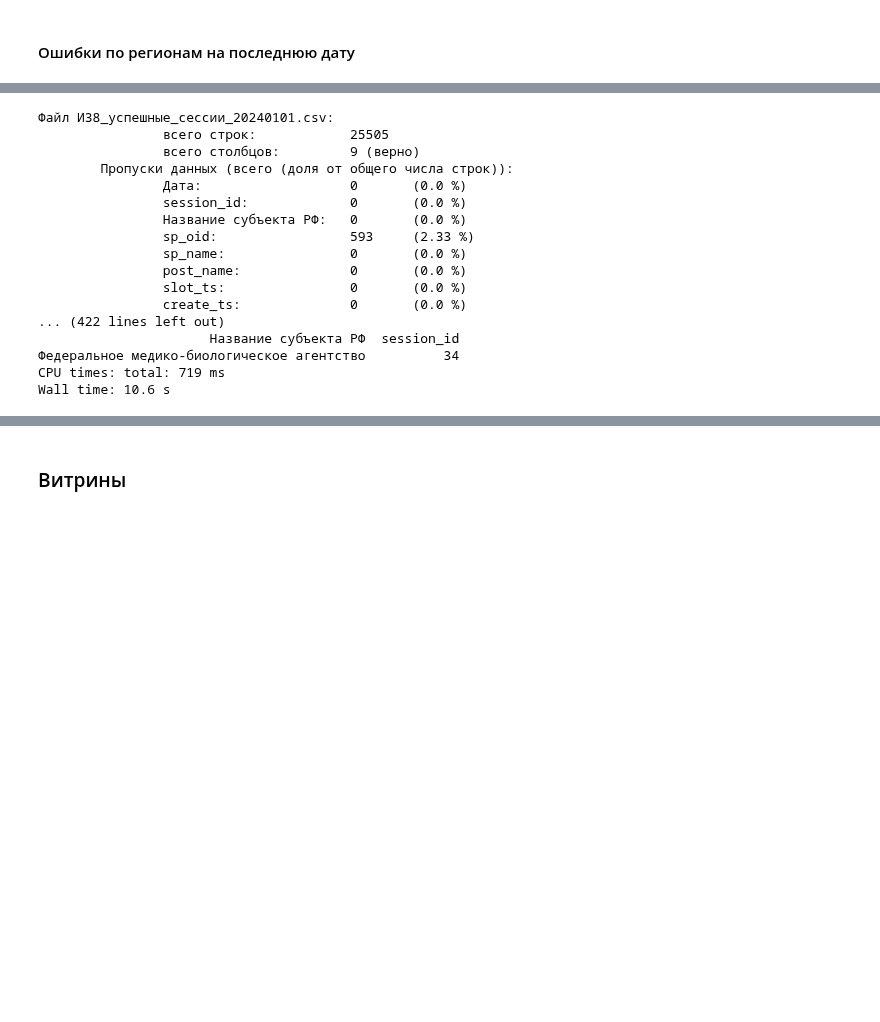
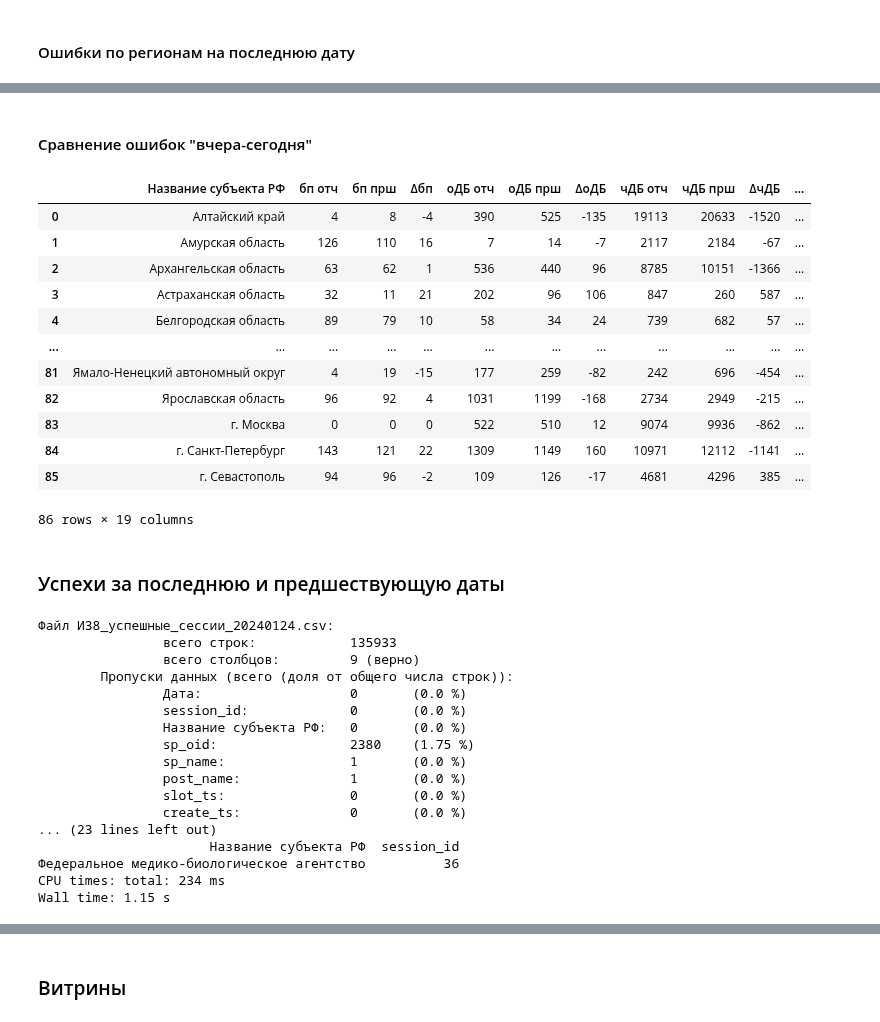
Before and after one commit to s-eremeev/eremeev, a Jupyter notebook: work/scripts/validation_tsifrimed.ipynb, the cells around one changed output, grey strips where cells are left out. Drawn from its saved outputs; the diff is of its cells as text; code cells hidden in the pictures; blank space fills up the shorter version.

```diff
--- a/work/scripts/validation_tsifrimed.ipynb
+++ b/work/scripts/validation_tsifrimed.ipynb
@@ -76,8 +119,12 @@ e_type_dict = {
 # %%
 %%time
-# ошибки записи
-for file_name in e_file_list:
-    file_name_for_error_count = file_name
+# ошибки записи (два последние файла)
+m=0
+for file_name in e_file_list[-2:]:
+    if m == 0:
+        file_name_for_error_count_yesterday = file_name
+    else:
+        file_name_for_error_count_today = file_name
     df_tmp = pd.read_csv(e_path + "/" + file_name, sep=";")
     print(f"\nФайл {file_name}:")
     print(f"\t\tвсего строк:\t\t\t{df_tmp.shape[0]}")
@@ -226,6 +273,13 @@ for file_name in e_file_list:
 
     # субъекты, которых нет на дашборде
     df_tmp_3 = df_tmp[df_tmp['Тип записи'] == 3]
+
+    # данные для сравнительного расчёта
+    if m == 0:
+        df_error_yesterday = df_tmp_3.copy()
+    else:
+        df_error_today = df_tmp_3.copy()
+
     df_nosub = df_tmp_3[
         (df_tmp["Название субъекта РФ"] == "Федеральное медико-биологическое агентство")
         | (df_tmp["Название субъекта РФ"] == "г. Байконур")
@@ -252,7 +306,7 @@ for file_name in e_file_list:
     t_e = df_errors[df_errors["final_state"].isin(t_error_list)]["session_id"].sum()
     t_e_db = (
         df_errors[df_errors["final_state"].isin(tdb_error_list)]["session_id"].sum()
-        - no_db_e_dict["t_ndb"]
+        - no_db_e_dict["tdb_ndb"] # было t_ndb
     )
     print(f"\t\tтехнические ошибки:\t\t{t_e}\t({t_e_db})")
     r_e = df_errors[df_errors["final_state"].isin(r_error_list)]["session_id"].sum()
@@ -273,5 +327,10 @@ for file_name in e_file_list:
             .reset_index()
             .to_string(index=False)
         )
+    m+=1
+print("-----------------------------------------------------------------------------------------------")
+print(f"Вчерашний файл:\t\t{file_name_for_error_count_yesterday}")
+print(f"Актуальный файл:\t{file_name_for_error_count_today}")
+print("-----------------------------------------------------------------------------------------------")
     # break
 # %% [output]
@@ -357,0 +401,2 @@ print(df_error_type.to_string(index=False))
+# %% [markdown]
+#### Сравнение ошибок "вчера-сегодня"
@@ -358,7 +462,25 @@ print(df_error_type.to_string(index=False))
+# %%
+df_e_yt
+# %% [output]
+|  | Название субъекта РФ | бп отч | бп прш | Δбп | оДБ отч | оДБ прш | ΔоДБ | чДБ отч | чДБ прш | ΔчДБ | ... |
+| 0 | Алтайский край | 4 | 8 | -4 | 390 | 525 | -135 | 19113 | 20633 | -1520 | ... |
+| 1 | Амурская область | 126 | 110 | 16 | 7 | 14 | -7 | 2117 | 2184 | -67 | ... |
+| 2 | Архангельская область | 63 | 62 | 1 | 536 | 440 | 96 | 8785 | 10151 | -1366 | ... |
+| 3 | Астраханская область | 32 | 11 | 21 | 202 | 96 | 106 | 847 | 260 | 587 | ... |
+| 4 | Белгородская область | 89 | 79 | 10 | 58 | 34 | 24 | 739 | 682 | 57 | ... |
+| ... | ... | ... | ... | ... | ... | ... | ... | ... | ... | ... | ... |
+| 81 | Ямало-Ненецкий автономный округ | 4 | 19 | -15 | 177 | 259 | -82 | 242 | 696 | -454 | ... |
+| 82 | Ярославская область | 96 | 92 | 4 | 1031 | 1199 | -168 | 2734 | 2949 | -215 | ... |
+| 83 | г. Москва | 0 | 0 | 0 | 522 | 510 | 12 | 9074 | 9936 | -862 | ... |
+| 84 | г. Санкт-Петербург | 143 | 121 | 22 | 1309 | 1149 | 160 | 10971 | 12112 | -1141 | ... |
+| 85 | г. Севастополь | 94 | 96 | -2 | 109 | 126 | -17 | 4681 | 4296 | 385 | ... |
+86 rows × 19 columns
+# %% [markdown]
+### Успехи за последнюю и предшествующую даты
 # %%
 %%time
-# успешные записи
-for file_name in s_file_list:
+# успешные записи (два последние файла)
+for file_name in s_file_list[-2:]:
     df_tmp_s = pd.read_csv(s_path + "/" + file_name, sep=";")
     print(f"\nФайл {file_name}:")
     print(f"\t\tвсего строк:\t\t{df_tmp_s.shape[0]}")
@@ -418,23 +540,23 @@ for file_name in s_file_list:
         )
     # break
 # %% [output]
-Файл И38_успешные_сессии_20240101.csv:
-                всего строк:            25505
+Файл И38_успешные_сессии_20240124.csv:
+                всего строк:            135933
                 всего столбцов:         9 (верно)
         Пропуски данных (всего (доля от общего числа строк)):
                 Дата:                   0       (0.0 %)
                 session_id:             0       (0.0 %)
                 Название субъекта РФ:   0       (0.0 %)
-                sp_oid:                 593     (2.33 %)
-                sp_name:                0       (0.0 %)
-                post_name:              0       (0.0 %)
+                sp_oid:                 2380    (1.75 %)
+                sp_name:                1       (0.0 %)
+                post_name:              1       (0.0 %)
                 slot_ts:                0       (0.0 %)
                 create_ts:              0       (0.0 %)
-... (422 lines left out)
+... (23 lines left out)
                       Название субъекта РФ  session_id
-Федеральное медико-биологическое агентство          34
-CPU times: total: 719 ms
-Wall time: 10.6 s
+Федеральное медико-биологическое агентство          36
+CPU times: total: 234 ms
+Wall time: 1.15 s
 # %%
 df_tmp_s
 # %% [output]
```
Also changed, not shown: parts of 13 cells of this notebook, 1 other file.
